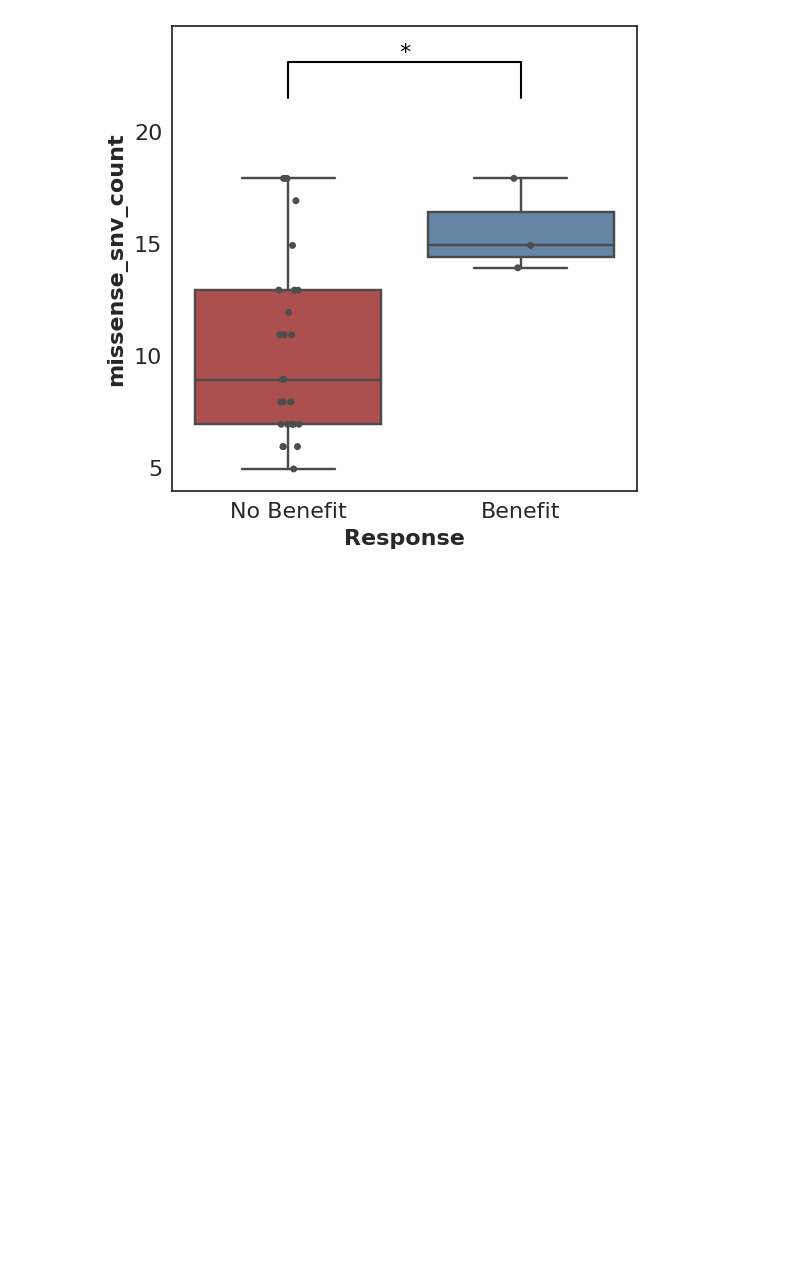
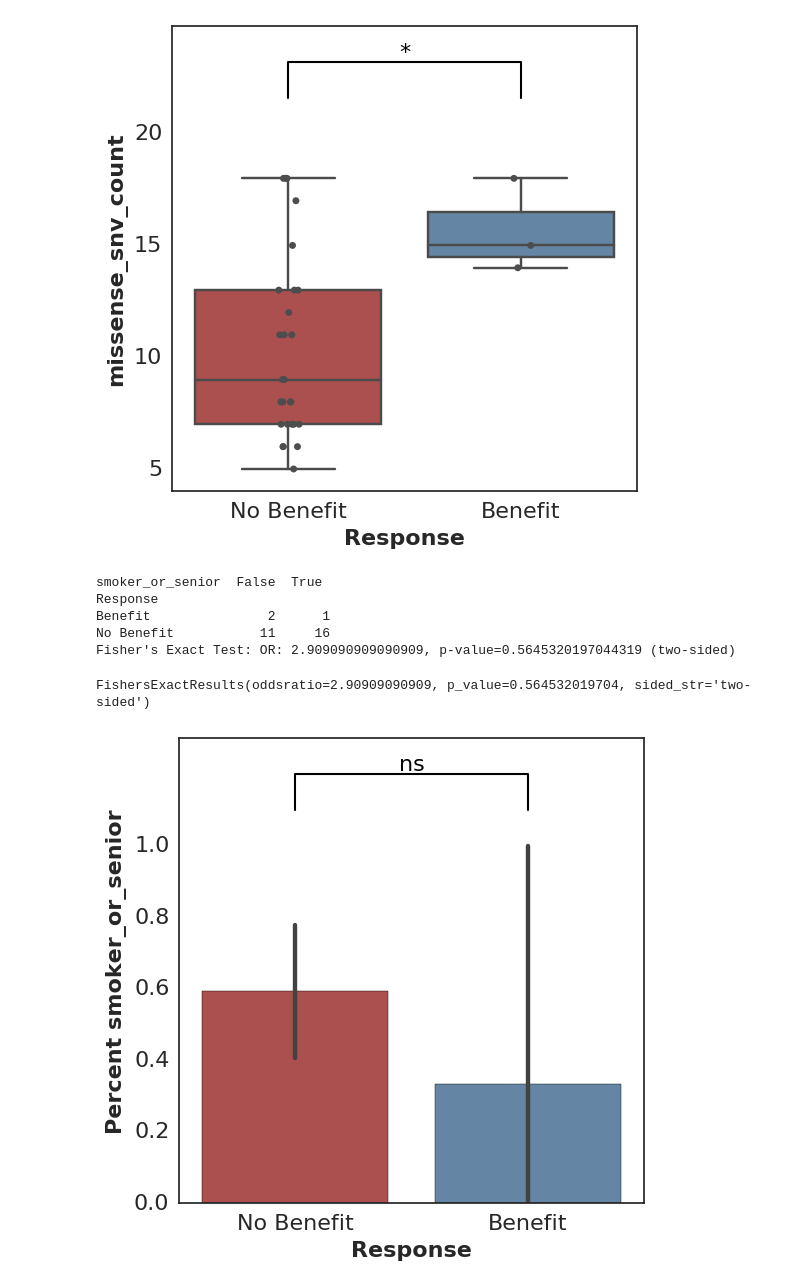
Before and after one commit to hammerlab/cohorts-example, a Jupyter notebook: Cohorts Example.ipynb, the cells around one changed output. Saved outputs shown, nothing was run; the diff lists cells and outputs as text; code cells hidden in the pictures; blank space fills up the shorter version.

```diff
--- a/Cohorts Example.ipynb
+++ b/Cohorts Example.ipynb
@@ -66,0 +67,13 @@ df_w_multiple_new_columns = cohort.as_dataframe(on={"Neoantigen Count": neoantig
+# %%
+def smoker_or_senior(row):
+    return row["smoker"] == True or row["age"] >= 65
+# %%
+cohort.plot_benefit(smoker_or_senior)
+# %% [output]
+smoker_or_senior  False  True
+Response
+Benefit               2      1
+No Benefit           11     16
+Fisher's Exact Test: OR: 2.909090909090909, p-value=0.5645320197044319 (two-sided)
+FishersExactResults(oddsratio=2.90909090909, p_value=0.564532019704, sided_str='two-sided')
+[figure, added]
```
Also changed, not shown: parts of 9 cells of this notebook.
